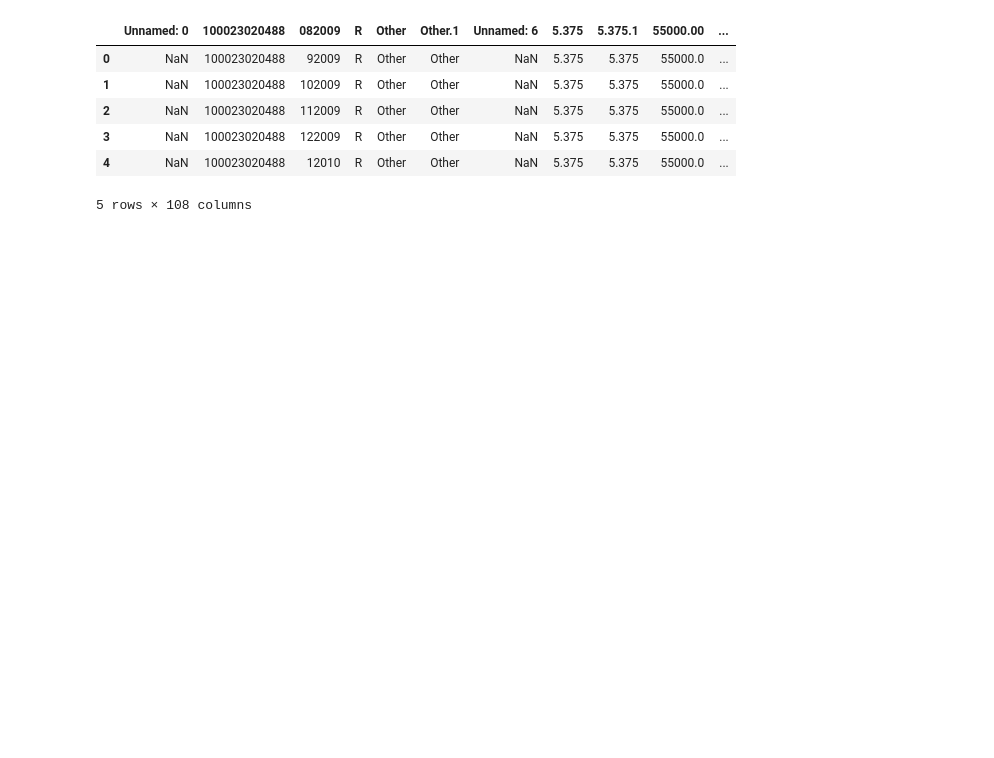
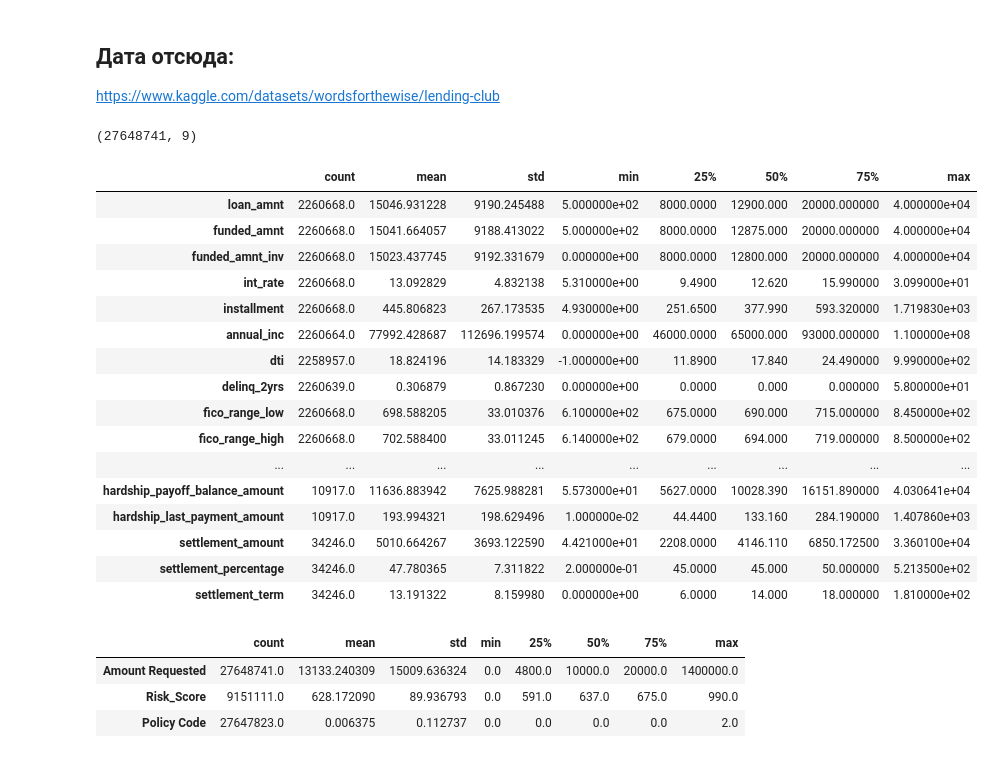
Before and after one commit to nadirg2/predict-loan, a Jupyter notebook: main.ipynb, the cells around one changed output. Drawn from its saved outputs; the diff is of its cells as text; code cells hidden in the pictures; blank space fills up the shorter version.

```diff
--- a/main.ipynb
+++ b/main.ipynb
@@ -4,13 +1,3 @@ https://www.dataquest.io/blog/data-science-portfolio-machine-learning/
-# %%
-import pandas as pd
-data_name = "sf-loan-performance-data-sample.csv"
-df = pd.read_csv(f'Data/{data_name}', sep="|")
-df.head()
-# %% [output]
-|  | Unnamed: 0 | 100023020488 | 082009 | R | Other | Other.1 | Unnamed: 6 | 5.375 | 5.375.1 | 55000.00 | ... |
-| 0 | NaN | 100023020488 | 92009 | R | Other | Other | NaN | 5.375 | 5.375 | 55000.0 | ... |
-| 1 | NaN | 100023020488 | 102009 | R | Other | Other | NaN | 5.375 | 5.375 | 55000.0 | ... |
-| 2 | NaN | 100023020488 | 112009 | R | Other | Other | NaN | 5.375 | 5.375 | 55000.0 | ... |
-| 3 | NaN | 100023020488 | 122009 | R | Other | Other | NaN | 5.375 | 5.375 | 55000.0 | ... |
-| 4 | NaN | 100023020488 | 12010 | R | Other | Other | NaN | 5.375 | 5.375 | 55000.0 | ... |
-5 rows × 108 columns
+# %% [markdown]
+## Дата отсюда:
+https://www.kaggle.com/datasets/wordsforthewise/lending-club
@@ -16,0 +10,37 @@ df.head()
+# %%
+a = pd.read_csv(f'{DATA_DIR}/{data_name}', sep=",")
+del a["member_id"]
+a.shape
+# %%
+r = pd.read_csv(f'{DATA_DIR}/{r_data_name}', sep=",")
+r.shape
+# %% [output]
+(27648741, 9)
+# %%
+pd.options.display.max_rows = 1000
+a.describe().T
+# %% [output]
+|  | count | mean | std | min | 25% | 50% | 75% | max |
+| loan_amnt | 2260668.0 | 15046.931228 | 9190.245488 | 5.000000e+02 | 8000.0000 | 12900.000 | 20000.000000 | 4.000000e+04 |
+| funded_amnt | 2260668.0 | 15041.664057 | 9188.413022 | 5.000000e+02 | 8000.0000 | 12875.000 | 20000.000000 | 4.000000e+04 |
+| funded_amnt_inv | 2260668.0 | 15023.437745 | 9192.331679 | 0.000000e+00 | 8000.0000 | 12800.000 | 20000.000000 | 4.000000e+04 |
+| int_rate | 2260668.0 | 13.092829 | 4.832138 | 5.310000e+00 | 9.4900 | 12.620 | 15.990000 | 3.099000e+01 |
+| installment | 2260668.0 | 445.806823 | 267.173535 | 4.930000e+00 | 251.6500 | 377.990 | 593.320000 | 1.719830e+03 |
+| annual_inc | 2260664.0 | 77992.428687 | 112696.199574 | 0.000000e+00 | 46000.0000 | 65000.000 | 93000.000000 | 1.100000e+08 |
+| dti | 2258957.0 | 18.824196 | 14.183329 | -1.000000e+00 | 11.8900 | 17.840 | 24.490000 | 9.990000e+02 |
+| delinq_2yrs | 2260639.0 | 0.306879 | 0.867230 | 0.000000e+00 | 0.0000 | 0.000 | 0.000000 | 5.800000e+01 |
+| fico_range_low | 2260668.0 | 698.588205 | 33.010376 | 6.100000e+02 | 675.0000 | 690.000 | 715.000000 | 8.450000e+02 |
+| fico_range_high | 2260668.0 | 702.588400 | 33.011245 | 6.140000e+02 | 679.0000 | 694.000 | 719.000000 | 8.500000e+02 |
+| ... | ... | ... | ... | ... | ... | ... | ... | ... |
+| hardship_payoff_balance_amount | 10917.0 | 11636.883942 | 7625.988281 | 5.573000e+01 | 5627.0000 | 10028.390 | 16151.890000 | 4.030641e+04 |
+| hardship_last_payment_amount | 10917.0 | 193.994321 | 198.629496 | 1.000000e-02 | 44.4400 | 133.160 | 284.190000 | 1.407860e+03 |
+| settlement_amount | 34246.0 | 5010.664267 | 3693.122590 | 4.421000e+01 | 2208.0000 | 4146.110 | 6850.172500 | 3.360100e+04 |
+| settlement_percentage | 34246.0 | 47.780365 | 7.311822 | 2.000000e-01 | 45.0000 | 45.000 | 50.000000 | 5.213500e+02 |
+| settlement_term | 34246.0 | 13.191322 | 8.159980 | 0.000000e+00 | 6.0000 | 14.000 | 18.000000 | 1.810000e+02 |
+# %%
+r.describe().T
+# %% [output]
+|  | count | mean | std | min | 25% | 50% | 75% | max |
+| Amount Requested | 27648741.0 | 13133.240309 | 15009.636324 | 0.0 | 4800.0 | 10000.0 | 20000.0 | 1400000.0 |
+| Risk_Score | 9151111.0 | 628.172090 | 89.936793 | 0.0 | 591.0 | 637.0 | 675.0 | 990.0 |
+| Policy Code | 27647823.0 | 0.006375 | 0.112737 | 0.0 | 0.0 | 0.0 | 0.0 | 2.0 |
```
Also changed, not shown: parts of 2 cells of this notebook.
